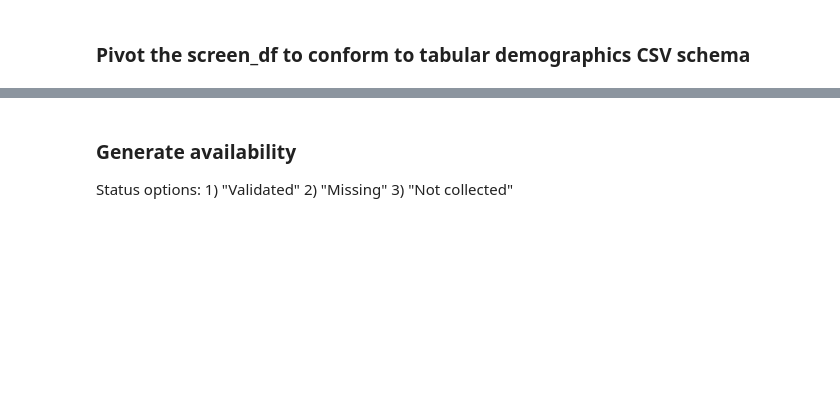
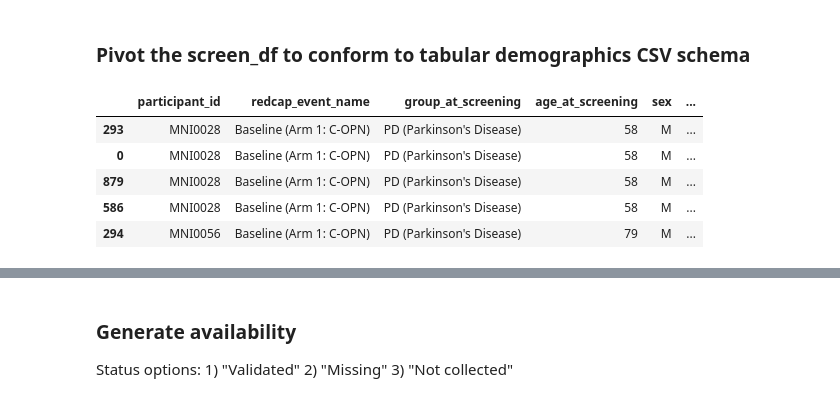
Before and after one commit to nipoppy/nipoppy, a Jupyter notebook: nipoppy/notebooks/redcap.ipynb, the cells around one changed output, grey strips where cells are left out. Cells and saved outputs as stored; diff of their text form; code cells hidden in the pictures; blank space fills up the shorter version.

```diff
--- a/nipoppy/notebooks/redcap.ipynb
+++ b/nipoppy/notebooks/redcap.ipynb
@@ -358,9 +472,23 @@ screen_df.head()
 # %%
 id_vars=["participant_id","redcap_event_name","group_at_screening","age_at_screening","sex",
          "years_education_at_screening","duration_disease_at_screening", "diagnosis_determined"]
 demographic_df = screen_df.melt(id_vars=id_vars, var_name="visit_id", value_name="age")
 
+# rename visit_id values
+demographic_df["visit_id"] = demographic_df["visit_id"].replace({"age_MRI_v1": "MRI_v1",
+                                                                 "age_updrs_v1": "UPDRS_v1",
+                                                                 "age_moca_v1": "MOCA_v1",
+                                                                 "age_neuropsy_v1": "NEUROPSY_v1"})
+
+demographic_df = demographic_df.sort_values(["participant_id", "visit_id"])
 demographic_df.head()
+# %% [output]
+|  | participant_id | redcap_event_name | group_at_screening | age_at_screening | sex | ... |
+| 293 | MNI0028 | Baseline (Arm 1: C-OPN) | PD (Parkinson's Disease) | 58 | M | ... |
+| 0 | MNI0028 | Baseline (Arm 1: C-OPN) | PD (Parkinson's Disease) | 58 | M | ... |
+| 879 | MNI0028 | Baseline (Arm 1: C-OPN) | PD (Parkinson's Disease) | 58 | M | ... |
+| 586 | MNI0028 | Baseline (Arm 1: C-OPN) | PD (Parkinson's Disease) | 58 | M | ... |
+| 294 | MNI0056 | Baseline (Arm 1: C-OPN) | PD (Parkinson's Disease) | 79 | M | ... |
 # %%
 visit_prefix = "UPDRS_"
 updrs_df = nipoppy_redcap_filtered_df[redcap_index_cols + updrs_cols].copy()
```
Also changed, not shown: parts of 27 cells of this notebook, 1 other file.
